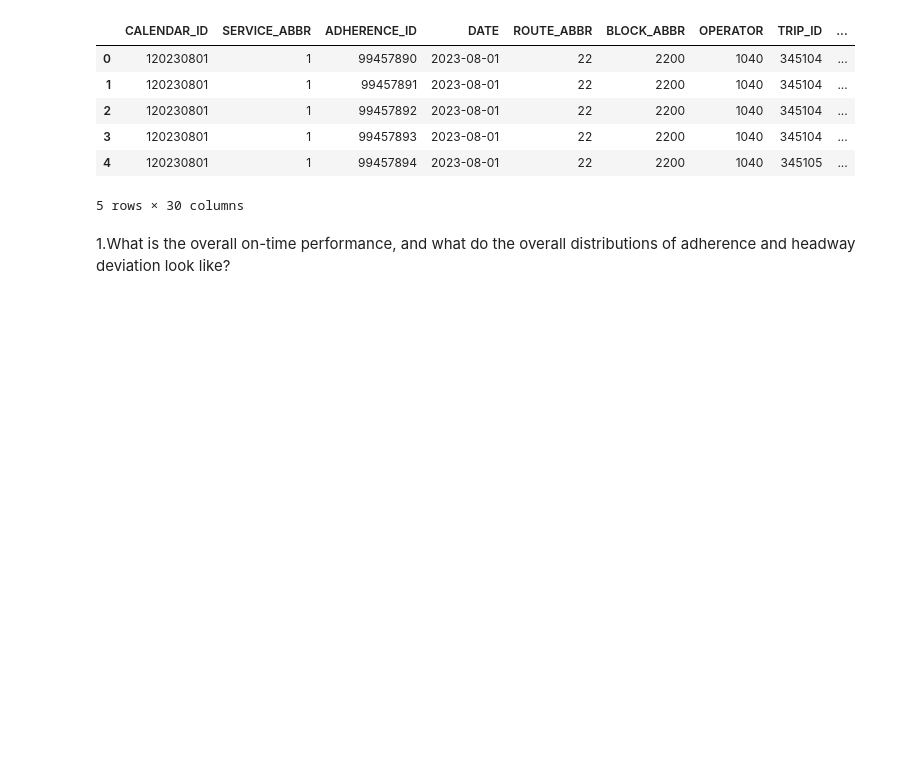
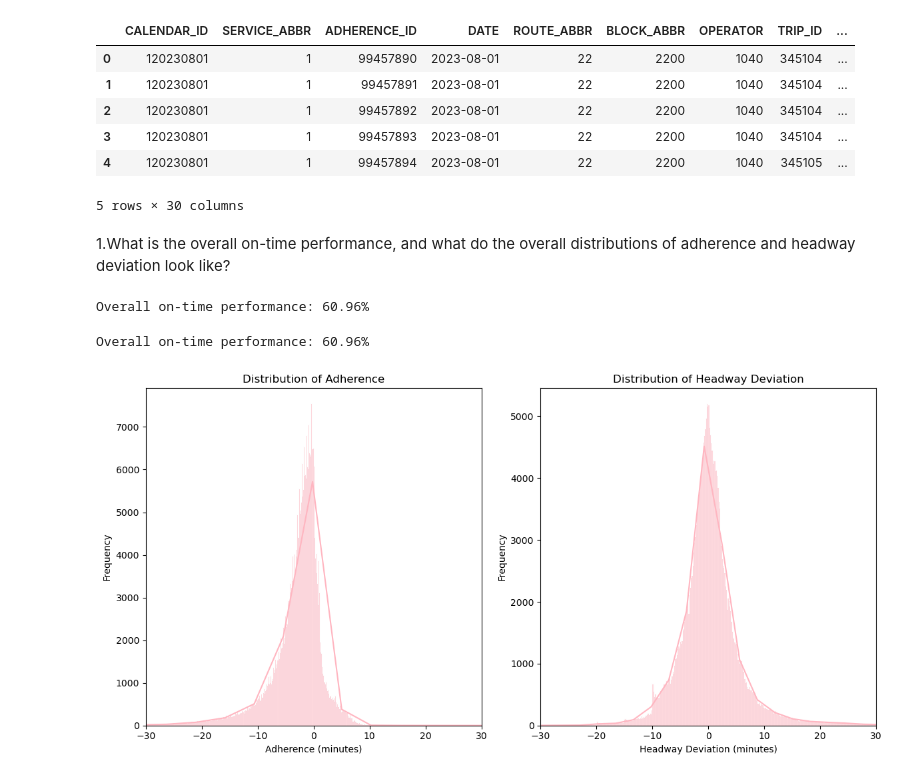
Before and after one commit to NSS-Data-Analytics-Cohort-11/wego-the-great-khans, a Jupyter notebook: notebooks/We-go_great_khans.ipynb, the cells around one changed output. Saved outputs shown, nothing was run; the diff lists cells and outputs as text; code cells hidden in the pictures; blank space fills up the shorter version.

```diff
--- a/notebooks/We-go_great_khans.ipynb
+++ b/notebooks/We-go_great_khans.ipynb
@@ -14,3 +16,69 @@ wego.head()
 5 rows × 30 columns
 # %% [markdown]
 1.What is the overall on-time performance, and what do the overall distributions of adherence and headway deviation look like?
+# %%
+#Filtering columns
+relevant_columns = ['ROUTE_ABBR', 'SCHEDULED_TIME', 'ACTUAL_ARRIVAL_TIME', 'ADHERENCE', 'HDWY_DEV']
+filtered_data = wego.loc[:, relevant_columns]
+
+#Calculations
+on_time = 5
+filtered_data['SCHEDULED_TIME'] = pd.to_datetime(filtered_data['SCHEDULED_TIME'])
+filtered_data['ACTUAL_ARRIVAL_TIME'] = pd.to_datetime(filtered_data['ACTUAL_ARRIVAL_TIME'])
+filtered_data['ARRIVAL_DELAY'] = (filtered_data['ACTUAL_ARRIVAL_TIME'] - filtered_data['SCHEDULED_TIME']).dt.total_seconds() / 60
+on_time_trips = filtered_data[abs(filtered_data['ARRIVAL_DELAY']) <= on_time]
+on_time_percentage = (len(on_time_trips) / len(filtered_data)) * 100
+
+print("Overall on-time performance: {:.2f}%".format(on_time_percentage))
+# %% [output]
+Overall on-time performance: 60.96%
+# %%
+# Filter relevant columns
+relevant_columns = ['ROUTE_ABBR', 'SCHEDULED_TIME', 'ACTUAL_ARRIVAL_TIME', 'ADHERENCE', 'HDWY_DEV', 'TRIP_EDGE']
+filtered_data = wego.loc[:, relevant_columns]
+
+# Calculate on-time performance
+on_time_threshold = 5  # Threshold for on-time arrivals in minutes
+filtered_data['SCHEDULED_TIME'] = pd.to_datetime(filtered_data['SCHEDULED_TIME'])
+filtered_data['ACTUAL_ARRIVAL_TIME'] = pd.to_datetime(filtered_data['ACTUAL_ARRIVAL_TIME'])
+filtered_data['ARRIVAL_DELAY'] = (filtered_data['ACTUAL_ARRIVAL_TIME'] - filtered_data['SCHEDULED_TIME']).dt.total_seconds() / 60
+on_time_percentage = (len(on_time_trips) / len(filtered_data)) * 100
+# Define function
+def categorize_arrival(row):
+    if row['ARRIVAL_DELAY'] <= -6:  # Late if arrival delay is less than or equal to -6 minutes
+        return 'Late'
+    elif row['ARRIVAL_DELAY'] >= 1:  # Early if arrival delay is greater than or equal to 1 minute
+        if row['TRIP_EDGE'] == 2:  # Check if it's the end of trip
+            return 'On Time'
+        else:
+            return 'Early'
+    else:
+        return 'On Time'
+
+print("Overall on-time performance: {:.2f}%".format(on_time_percentage))
+# %% [output]
+Overall on-time performance: 60.96%
+# %%
+#Plots
+plt.figure(figsize=(12, 6))
+
+# Distribution of adherence
+plt.subplot(1, 2, 1)
+sns.histplot(filtered_data['ADHERENCE'], kde=True, color='lightpink')
+plt.title('Distribution of Adherence')
+plt.xlabel('Adherence (minutes)')
+plt.ylabel('Frequency')
+plt.xlim(left=-30, right=30)
+
+# Distribution of headway deviation
+plt.subplot(1, 2, 2)
+sns.histplot(filtered_data['HDWY_DEV'], kde=True, color='lightpink')
+plt.title('Distribution of Headway Deviation')
+plt.xlabel('Headway Deviation (minutes)')
+plt.ylabel('Frequency')
+plt.xlim(left=-30, right=30)
+
+plt.tight_layout()
+plt.show()
+# %% [output]
+[figure, added]
```
Also changed, not shown: parts of 2 cells of this notebook, 2 other files.
